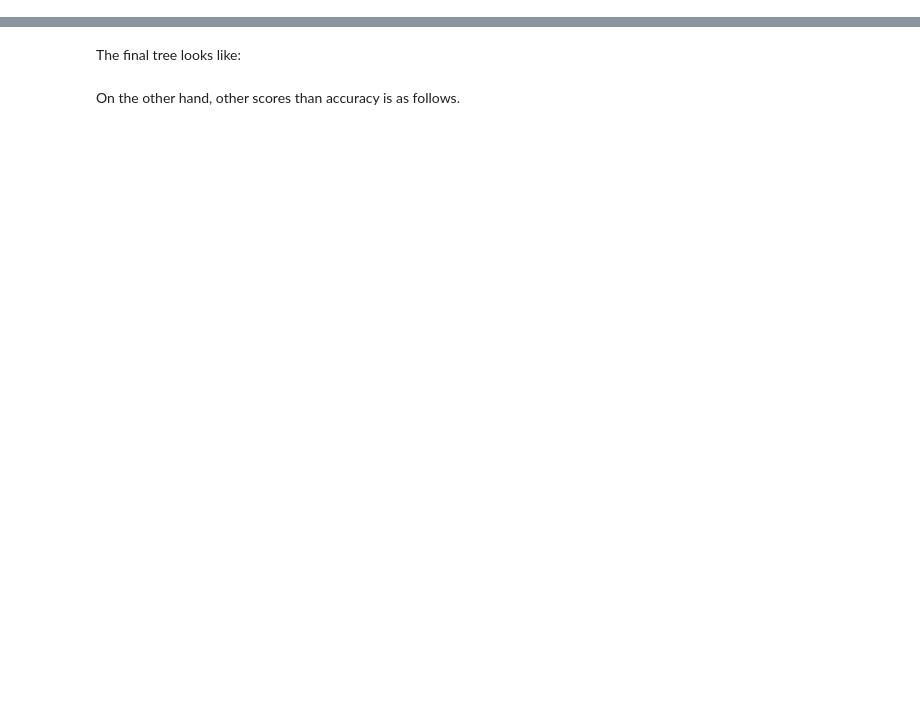
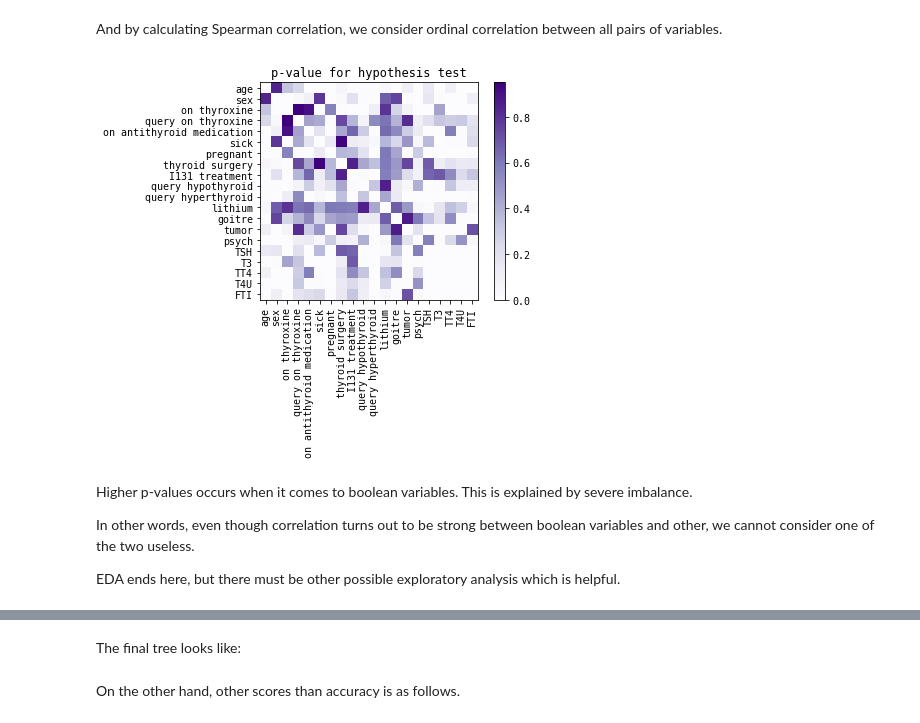
Before and after one commit to sinwall/221117_MLBasic, a Jupyter notebook: byungchang/thyroid_data_analysis_Alpha_to_Omega.ipynb, the cells around one changed output, grey strips where cells are left out. Saved outputs shown, nothing was run; the diff lists cells and outputs as text; code cells hidden in the pictures; blank space fills up the shorter version.

```diff
--- a/byungchang/thyroid_data_analysis_Alpha_to_Omega.ipynb
+++ b/byungchang/thyroid_data_analysis_Alpha_to_Omega.ipynb
@@ -139,0 +268,20 @@ Now I will stick to decision tree. Can we optimize the model?
+# %% [markdown]
+And by calculating Spearman correlation, we consider ordinal correlation between all pairs of variables.
+# %%
+from scipy.stats import spearmanr
+res = spearmanr(X_train)
+img = plt.imshow(res.pvalue, cmap='Purples')
+plt.colorbar(img)
+
+plt.title('p-value for hypothesis test')
+plt.xticks(np.arange(X_train.shape[1]), labels=X_train.columns, rotation=90)
+plt.yticks(np.arange(X_train.shape[1]), labels=X_train.columns)
+plt.show(); plt.close()
+# %% [output]
+[figure, added]
+# %% [markdown]
+Higher p-values occurs when it comes to boolean variables. This is explained by severe imbalance.
+
+In other words, even though correlation turns out to be strong between boolean variables and other, we cannot consider one of the two useless.
+
+EDA ends here, but there must be other possible exploratory analysis which is helpful.
```
Also changed, not shown: parts of 47 cells of this notebook.
